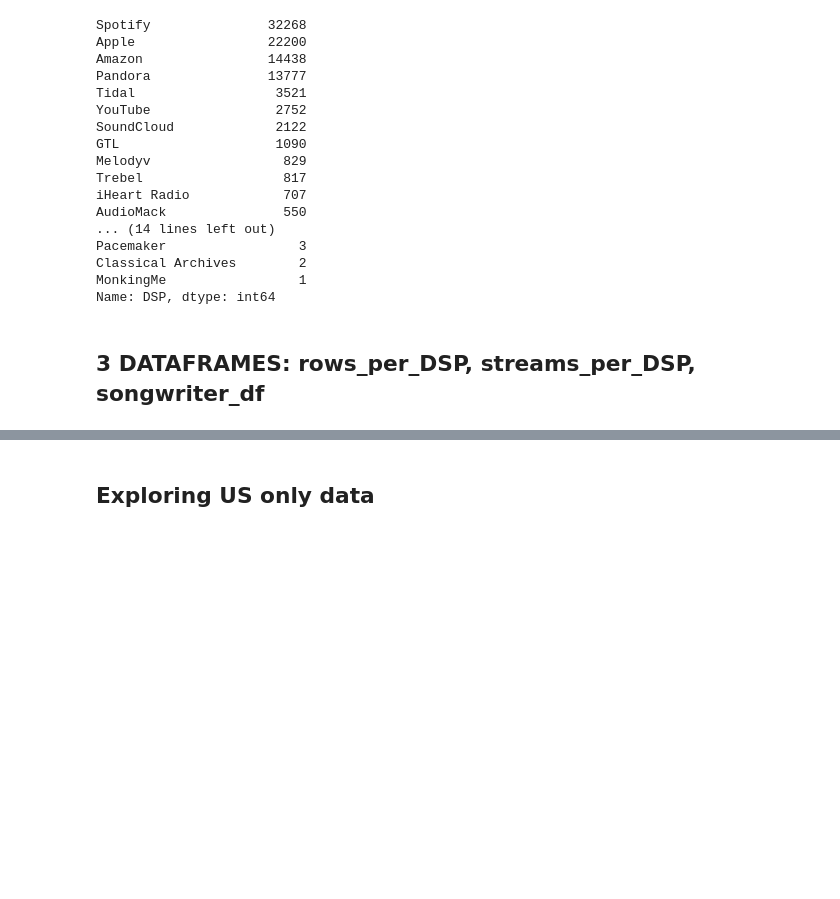
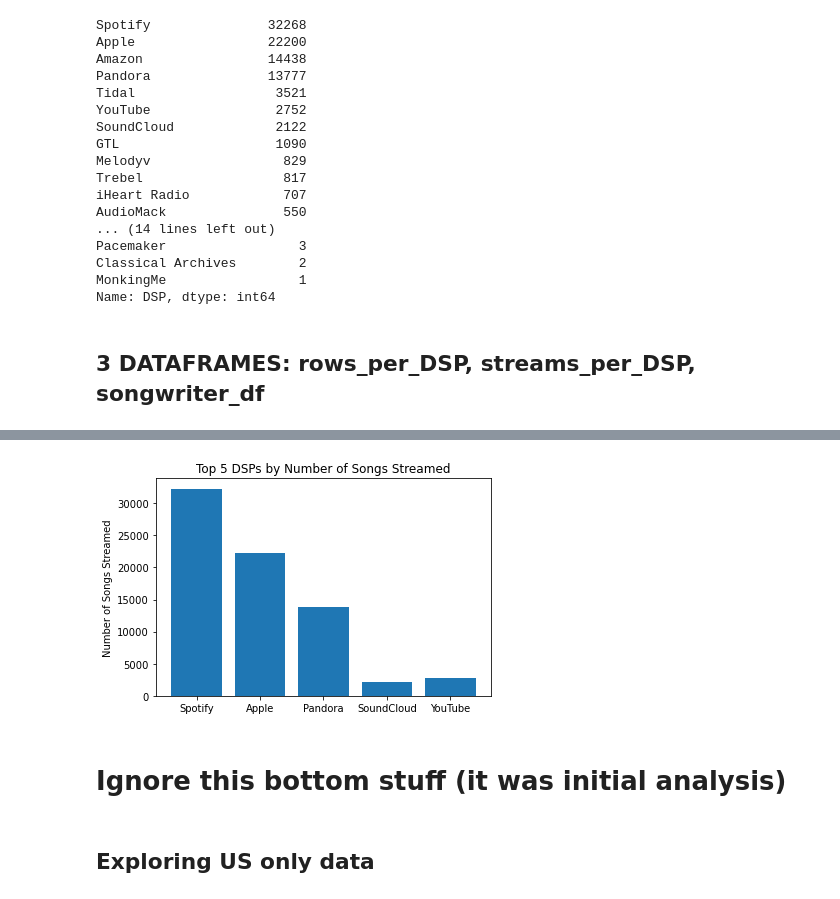
Before and after one commit to NSS-Data-Analytics-Cohort-6/mlc-project-nan-nagini, a Jupyter notebook: notebooks/mlc_jasmine.ipynb, the cells around one changed output, grey strips where cells are left out. Drawn from its saved outputs; the diff is of its cells as text; code cells hidden in the pictures; blank space fills up the shorter version.

```diff
--- a/notebooks/mlc_jasmine.ipynb
+++ b/notebooks/mlc_jasmine.ipynb
@@ -296,3 +346,14 @@ print(DSP_df2)
+# %%
+# Plot top 5 by Songs_Per_DSP
+plt.bar(top_5.DSP, top_5.Songs_Per_DSP)
+plt.ylabel('Number of Songs Streamed')
+plt.title('Top 5 DSPs by Number of Songs Streamed');
+
+# Note: YouTube > SoundCloud but x-axis order is the same as top 5 by streams
+# %% [output]
+[figure, added]
+# %% [markdown]
+# Ignore this bottom stuff (it was initial analysis)
 # %% [markdown]
 ## Exploring US only data
 # %%
```
Also changed, not shown: parts of 29 cells of this notebook.
